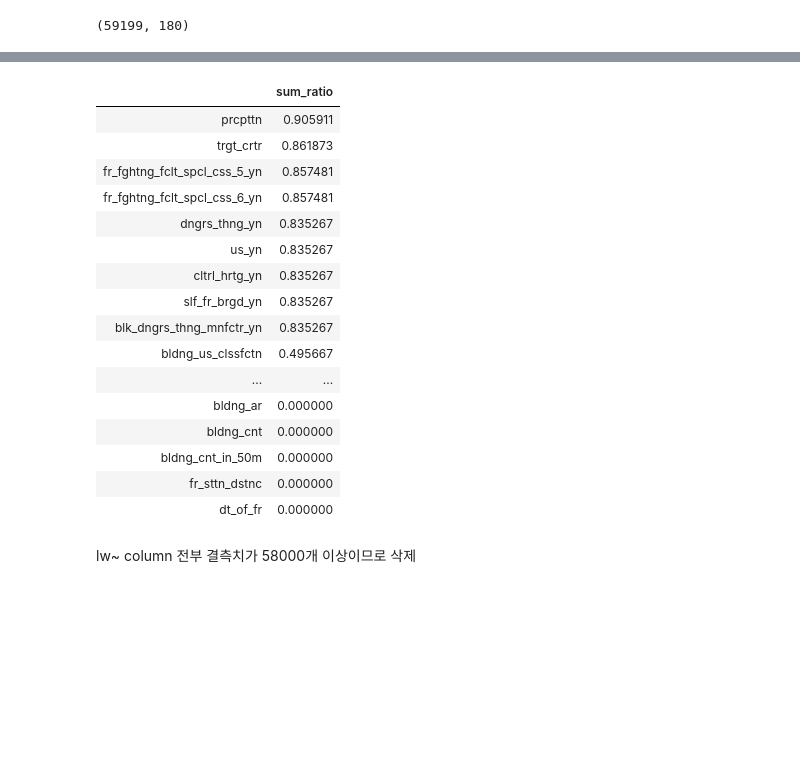
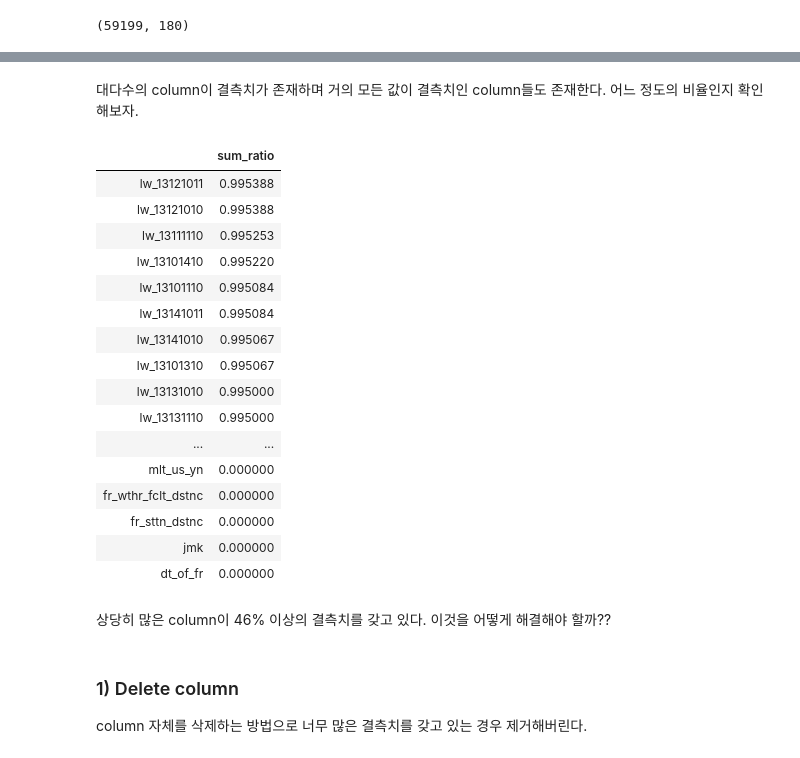
Before and after one commit to kiwon-seo/Fire-Prediction-COMPAS-, a Jupyter notebook: Data PreProcessing.ipynb, the cells around one changed output, grey strips where cells are left out. Cells and saved outputs as stored; diff of their text form; code cells hidden in the pictures; blank space fills up the shorter version.

```diff
--- a/Data PreProcessing.ipynb
+++ b/Data PreProcessing.ipynb
@@ -30,25 +95,27 @@ test=df(data={'sum':a})
+# %% [markdown]
+대다수의 column이 결측치가 존재하며 거의 모든 값이 결측치인 column들도 존재한다. 어느 정도의 비율인지 확인해보자.
 # %%
 b=data.isnull().sum()/data.shape[0]
 test1=df(data={'sum_ratio':b})
 # %%
 pd.options.display.max_rows = 4000
-test1=test1.sort_values(by=['sum_ratio'], axis=0,ascending=False)
-test1
+null_sum_ratio=test1.sort_values(by=['sum_ratio'], axis=0,ascending=False)
+null_sum_ratio
 # %% [output]
 |  | sum_ratio |
-| prcpttn | 0.905911 |
-| trgt_crtr | 0.861873 |
-| fr_fghtng_fclt_spcl_css_5_yn | 0.857481 |
-| fr_fghtng_fclt_spcl_css_6_yn | 0.857481 |
-| dngrs_thng_yn | 0.835267 |
-| us_yn | 0.835267 |
-| cltrl_hrtg_yn | 0.835267 |
-| slf_fr_brgd_yn | 0.835267 |
-| blk_dngrs_thng_mnfctr_yn | 0.835267 |
-| bldng_us_clssfctn | 0.495667 |
+| lw_13121011 | 0.995388 |
+| lw_13121010 | 0.995388 |
+| lw_13111110 | 0.995253 |
+| lw_13101410 | 0.995220 |
+| lw_13101110 | 0.995084 |
+| lw_13141011 | 0.995084 |
+| lw_13141010 | 0.995067 |
+| lw_13101310 | 0.995067 |
+| lw_13131010 | 0.995000 |
+| lw_13131110 | 0.995000 |
 | ... | ... |
-| bldng_ar | 0.000000 |
-| bldng_cnt | 0.000000 |
-| bldng_cnt_in_50m | 0.000000 |
+| mlt_us_yn | 0.000000 |
+| fr_wthr_fclt_dstnc | 0.000000 |
 | fr_sttn_dstnc | 0.000000 |
+| jmk | 0.000000 |
 | dt_of_fr | 0.000000 |
@@ -58,5 +122,8 @@ test=test.sort_values(by=['sum'], axis=0,ascending=False)
-# %% [markdown]
-lw~ column 전부 결측치가 58000개 이상이므로 삭제
+# %% [markdown]
+상당히 많은 column이 46% 이상의 결측치를 갖고 있다. 이것을 어떻게 해결해야 할까??
+# %% [markdown]
+### 1) Delete column
+column 자체를 삭제하는 방법으로 너무 많은 결측치를 갖고 있는 경우 제거해버린다.
 # %%
 for i in data.columns:
     if 'lw_' in i:
```
Also changed, not shown: parts of 22 cells of this notebook.
